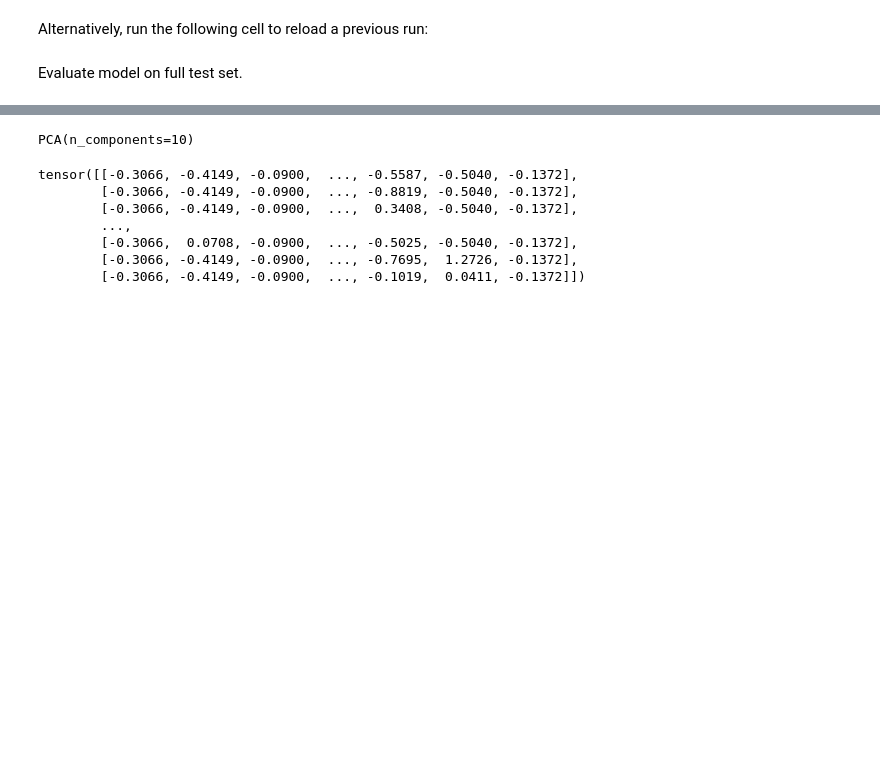
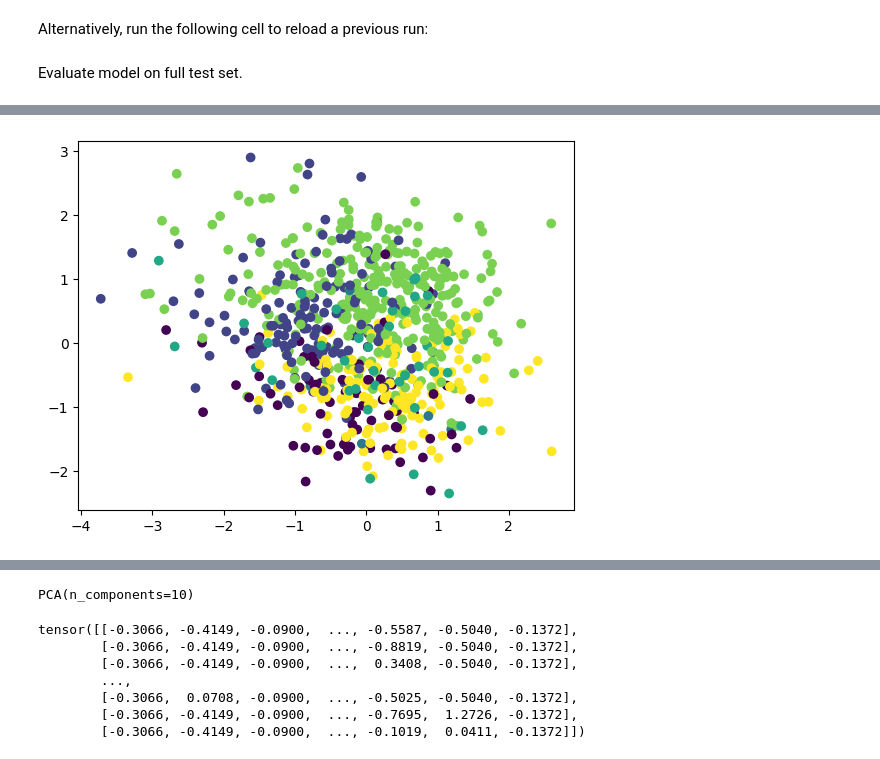
Before and after one commit to eso28599/mmvmvae, a Jupyter notebook: apply_model.ipynb, the cells around one changed output, grey strips where cells are left out. Drawn from its saved outputs; the diff is of its cells as text; code cells hidden in the pictures; blank space fills up the shorter version.

```diff
--- a/apply_model.ipynb
+++ b/apply_model.ipynb
@@ -312,0 +324,8 @@ feat_latent_logvar = batch_out[1]["feat"][1].detach().numpy()
+# %%
+labels = test_dst.labels
+X = feat_latent_mean
+# X_pca = pca.fit_transform(X)
+plt.scatter(X[:,0], X[:,1], c=test_dst.labels)
+plt.show()
+# %% [output]
+[figure, added]
```
Also changed, not shown: parts of 15 cells of this notebook, 4 other files.
